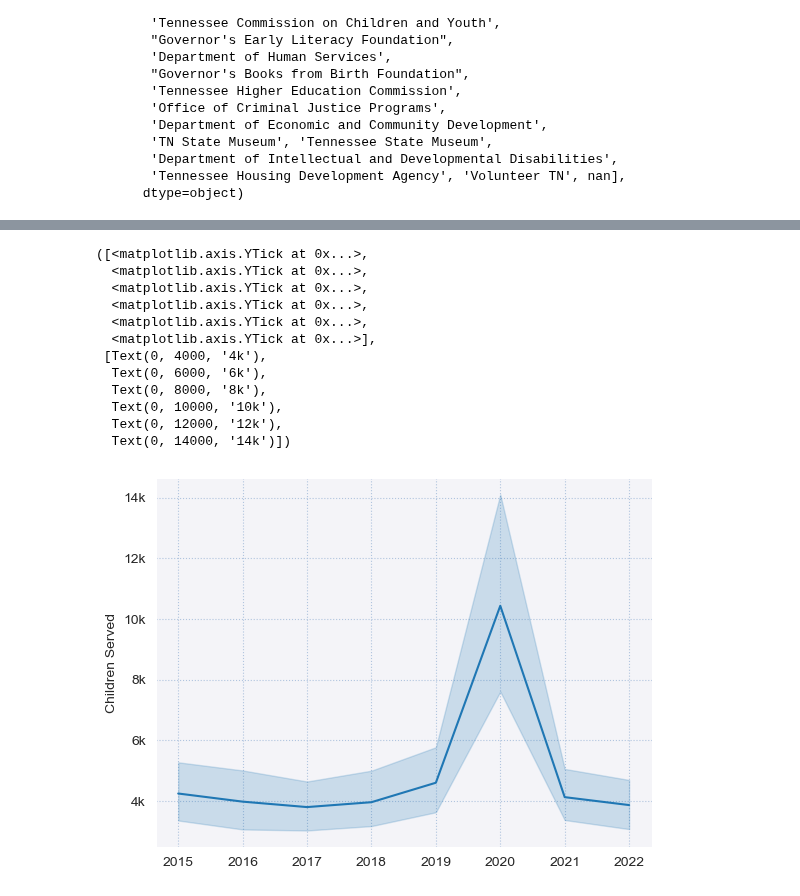
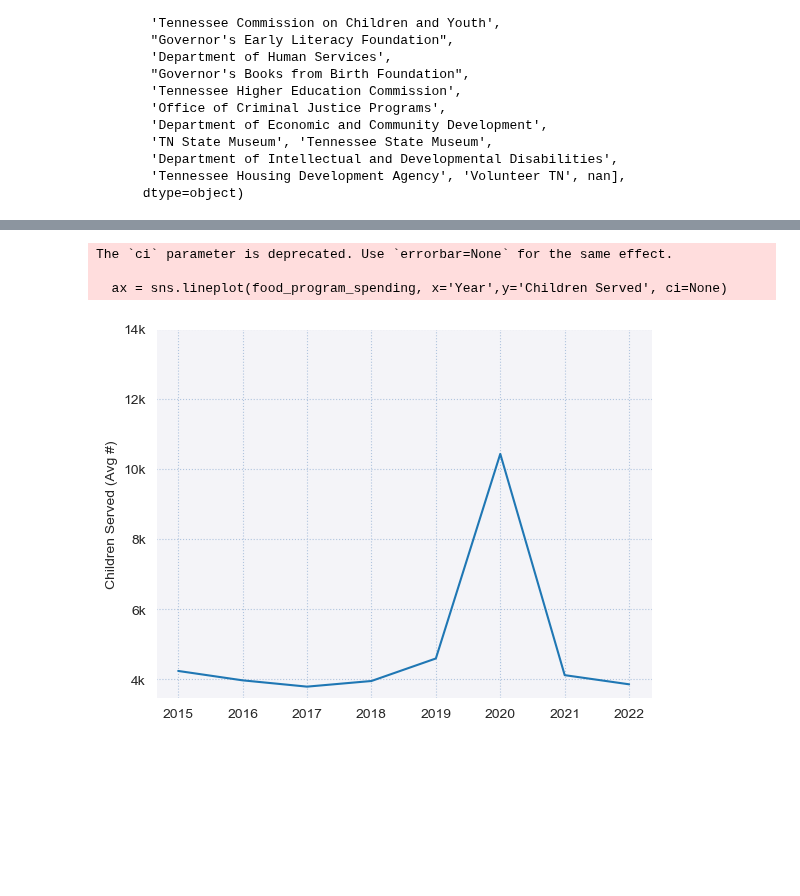
Before and after one commit to marthahunter/food-access, a Jupyter notebook: notebooks/10_childrens_programs.ipynb, the cells around one changed output, grey strips where cells are left out. Drawn from its saved outputs; the diff is of its cells as text; code cells hidden in the pictures; blank space fills up the shorter version.

```diff
--- a/notebooks/10_childrens_programs.ipynb
+++ b/notebooks/10_childrens_programs.ipynb
@@ -107,27 +110,18 @@ plt.yticks([3000,4000,5000,6000,7000,8000],['3k','4k','5k','6k','7k','8k'])
 # %%
-ax = sns.lineplot(food_program_spending, x='Year',y='Children Served')
+ax = sns.lineplot(food_program_spending, x='Year',y='Children Served', ci=None)
 sns.set_style("darkgrid", {"grid.color": "lightsteelblue", "grid.linestyle": ":"})
 ax.patch.set_alpha(0.5)
 # sns.set_palette("dark:#5A9_r")
 # plt.title('Children Served Through SNAP by Year')
-plt.ylabel('Children Served')
+plt.ylabel('Children Served (Avg #)')
 ax.set(xlabel=None)
 plt.yticks([4000,6000,8000, 10000,12000,14000],['4k','6k','8k','10k','12k','14k'])
-plt.savefig('SNAP_kids_by_year_1.png', transparent=True)
+# plt.savefig('SNAP_kids_by_year_1.png', transparent=True)
 # %% [output]
-([<matplotlib.axis.YTick at 0x...>,
-  <matplotlib.axis.YTick at 0x...>,
-  <matplotlib.axis.YTick at 0x...>,
-  <matplotlib.axis.YTick at 0x...>,
-  <matplotlib.axis.YTick at 0x...>,
-  <matplotlib.axis.YTick at 0x...>],
- [Text(0, 4000, '4k'),
-  Text(0, 6000, '6k'),
-  Text(0, 8000, '8k'),
-  Text(0, 10000, '10k'),
-  Text(0, 12000, '12k'),
-  Text(0, 14000, '14k')])
+The `ci` parameter is deprecated. Use `errorbar=None` for the same effect.
+
+  ax = sns.lineplot(food_program_spending, x='Year',y='Children Served', ci=None)
-[figure, old version]
+[figure, new version]
 # %%
 sorted_program_spending = program_spending.sort_values(by='Children Served', ascending=False)
 # %%
```
Also changed, not shown: parts of 6 cells of this notebook, 14 other files.
